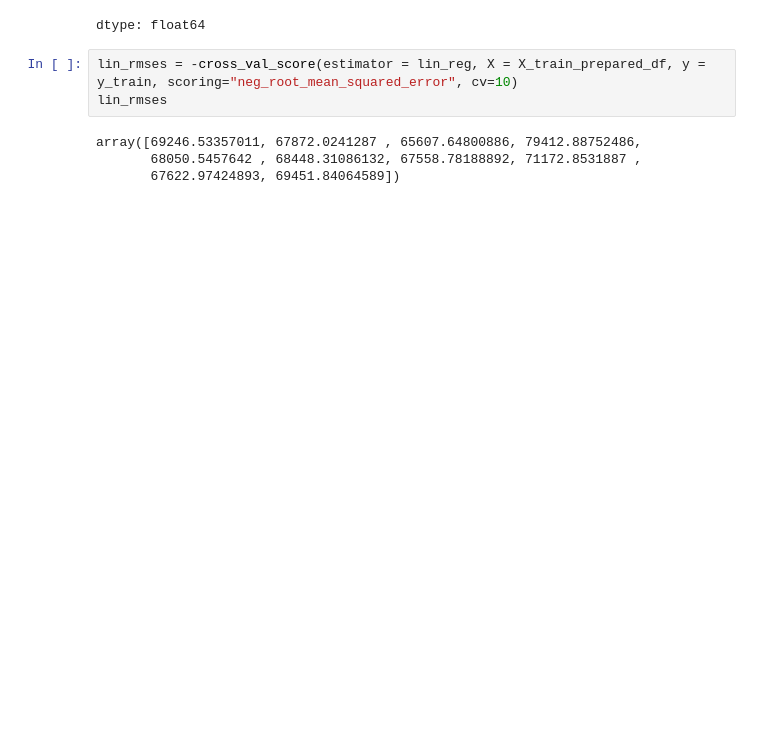
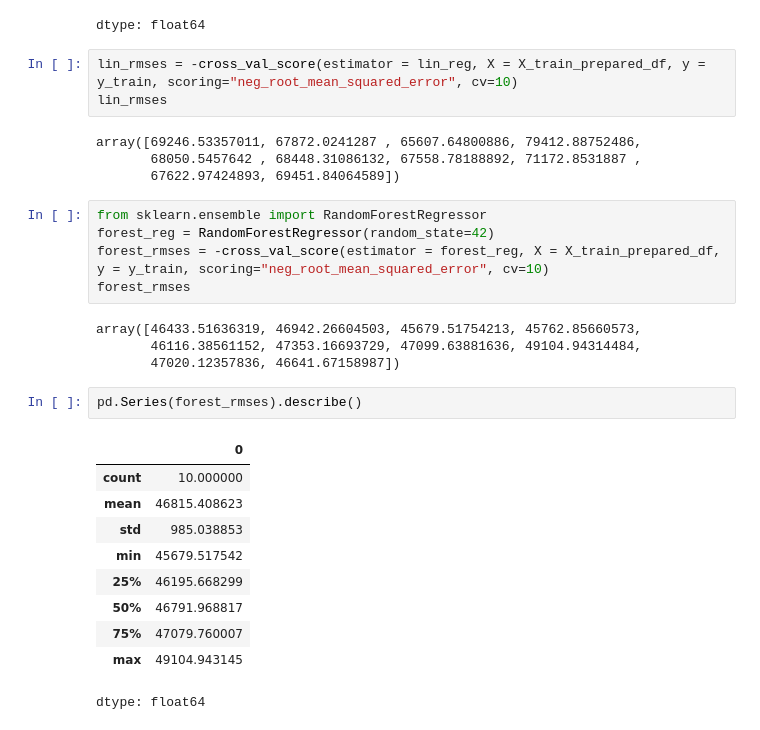
Before and after one commit to KubatyM129/WDUM, a Jupyter notebook: WDML_.ipynb, the cells around one changed output. Drawn from its saved outputs; the diff is of its cells as text; blank space fills up the shorter version.

```diff
--- a/WDML_.ipynb
+++ b/WDML_.ipynb
@@ -871,3 +873,25 @@ lin_rmses
 array([69246.53357011, 67872.0241287 , 65607.64800886, 79412.88752486,
        68050.5457642 , 68448.31086132, 67558.78188892, 71172.8531887 ,
        67622.97424893, 69451.84064589])
+# %%
+from sklearn.ensemble import RandomForestRegressor
+forest_reg = RandomForestRegressor(random_state=42)
+forest_rmses = -cross_val_score(estimator = forest_reg, X = X_train_prepared_df, y = y_train, scoring="neg_root_mean_squared_error", cv=10)
+forest_rmses
+# %% [output]
+array([46433.51636319, 46942.26604503, 45679.51754213, 45762.85660573,
+       46116.38561152, 47353.16693729, 47099.63881636, 49104.94314484,
+       47020.12357836, 46641.67158987])
+# %%
+pd.Series(forest_rmses).describe()
+# %% [output]
+|  | 0 |
+| count | 10.000000 |
+| mean | 46815.408623 |
+| std | 985.038853 |
+| min | 45679.517542 |
+| 25% | 46195.668299 |
+| 50% | 46791.968817 |
+| 75% | 47079.760007 |
+| max | 49104.943145 |
+dtype: float64
```
Also changed, not shown: parts of 18 cells of this notebook.
